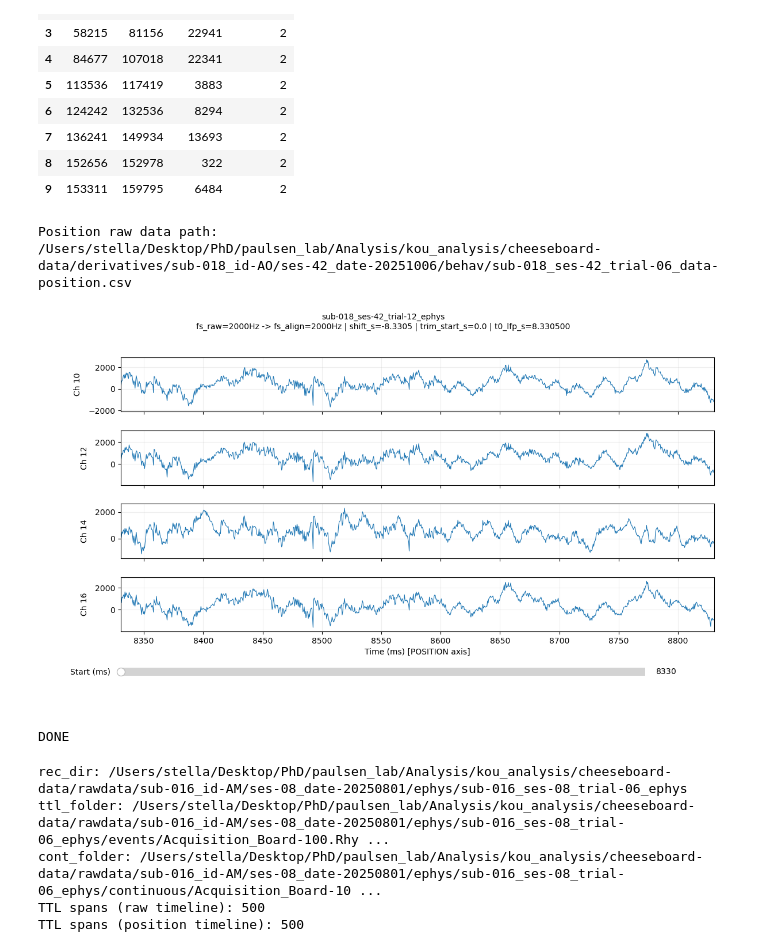
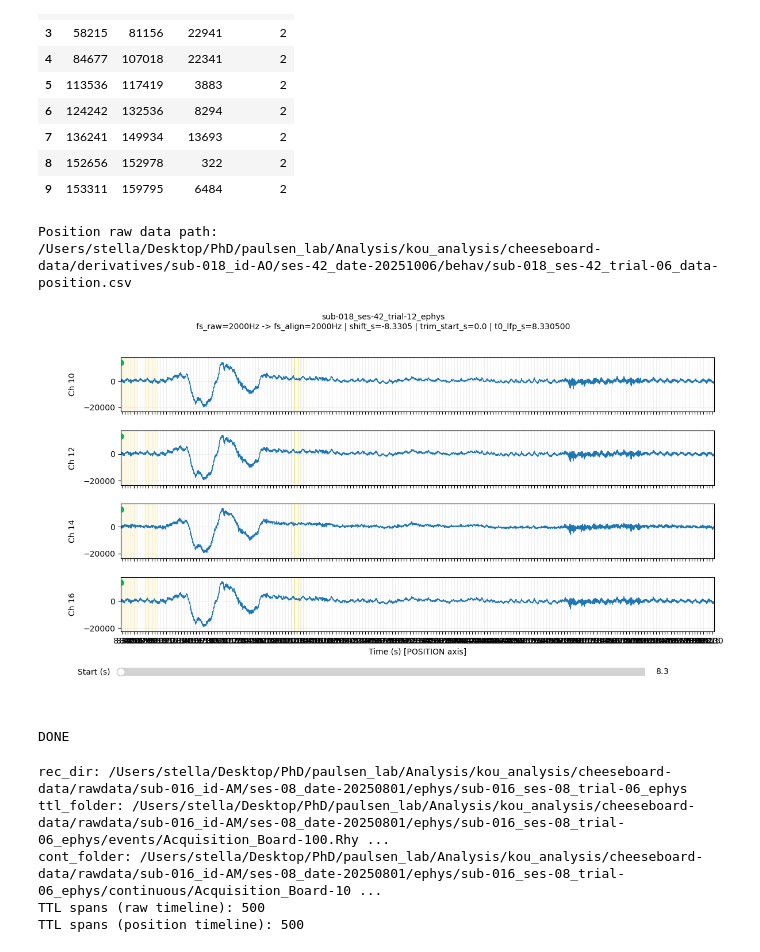
Before and after one commit to Koushouu/Cheeseboard, a Jupyter notebook: LFP/general/XM_ephys_preprocess.ipynb, the cells around one changed output. Drawn from its saved outputs; the diff is of its cells as text; code cells hidden in the pictures.

```diff
--- a/LFP/general/XM_ephys_preprocess.ipynb
+++ b/LFP/general/XM_ephys_preprocess.ipynb
@@ -1157,13 +1159,14 @@ def sanity_slider_alignment_saved(
     fs_raw=2000.0,
     channels=(9, 11, 13, 15),
     window_s=10.0,
-    time_unit="ms",
+    time_unit="s",
     save_json=False,
     out_dir=None,
     save_prefix=None,
     trial_type=None,
     use_raw=True
     ):
+    import json
     from matplotlib.ticker import MultipleLocator
 
     # Avoid accumulating too many open figures
@@ -1241,7 +1244,13 @@ def sanity_slider_alignment_saved(
             intervals_out.extend(list(zip(t_enter[valid], t_exit[valid])))
         return intervals_out
 
-    # t_enter/t_exit intervals (POSITION axis)
+    # Position-derived inside_roi times (POSITION axis)
+    pos_clean = ensure_preprocessed_position(dl.get_data("position"))
+    inside_times = pos_clean.loc[pos_clean["inside_roi"], "t"].values.astype(float)
+    inside_times = inside_times - shift_s  # align with TTL shift
+
+
+     # t_enter/t_exit intervals (POSITION axis)
     intervals = []
     if "t_enter" in pos_clean.columns and "t_exit" in pos_clean.columns:
         t_enter = pos_clean["t_enter"].astype(float).values
@@ -1249,6 +1258,8 @@ def sanity_slider_alignment_saved(
         if np.nanmax(t_enter) > 1000 or np.nanmax(t_exit) > 1000:
             t_enter = t_enter / 1000.0
             t_exit = t_exit / 1000.0
+        t_enter = t_enter - shift_s  # align with TTL shift
+        t_exit = t_exit - shift_s
         valid = np.isfinite(t_enter) & np.isfinite(t_exit) & (t_exit > t_enter)
         intervals = list(zip(t_enter[valid], t_exit[valid]))
     else:
@@ -1257,6 +1268,8 @@ def sanity_slider_alignment_saved(
         except Exception:
             trigger_loc = None
         intervals = _compute_trigger_intervals(pos_clean, trigger_loc, radius=8.0)
+        intervals = [(s - shift_s, e - shift_s) for s, e in intervals if e > s]
+
 
     # TTL spans from RAW (POSITION axis)
     rec = Path(dl.generate_ephys_filepath())
@@ -1579,35 +1592,35 @@ preview_row_idx = 1548  # set to desired row index in meta_ephys
 
 # Ensure we use the test_data_loader DataLoader with ephys helpers
 import util.test_data_loader as tdl
 DataLoader = tdl.DataLoader
 
 trial_id_raw = meta_ephys.loc[preview_row_idx, "ephys_trial_id"] if "ephys_trial_id" in meta_ephys.columns else None
 trial_id_num = pd.to_numeric(trial_id_raw, errors="coerce")
 if trial_id_raw is None or pd.isna(trial_id_num) or int(trial_id_num) == 0:
     raise ValueError("Selected row has ephys_trial_id = 0 or missing.")
 
 dl = DataLoader(metadata_ses=meta_ephys.iloc[preview_row_idx])
 if not hasattr(dl, "generate_ephys_filepath"):
     raise ValueError("DataLoader does not support generate_ephys_filepath for this row.")
 
 position_path = dl.generate_filepath("position", "derivatives", "behav", "csv")
 print("Position raw data path:", position_path)
 
 position = dl.get_data("position")
 if position is None or len(position) == 0:
     print(f"Empty position for row {preview_row_idx} -> {dl.generate_ephys_filepath()}")
 else:
     out = sanity_slider_alignment_saved(
         dl=dl,
         fs_raw=2000.0,
         #channels=(25, 27, 29, 31),
         channels=(10, 12, 14, 16),
-        window_s=0.5,
+        window_s=10,
     )
     print("DONE")
 # %% [output]
 Position raw data path: /Users/stella/Desktop/PhD/paulsen_lab/Analysis/kou_analysis/cheeseboard-data/derivatives/sub-018_id-AO/ses-42_date-20251006/behav/sub-018_ses-42_trial-06_data-position.csv
-[figure, old version]
+[figure, new version]
 DONE
 # %%
 
```
Also changed, not shown: parts of 1 cell of this notebook.
